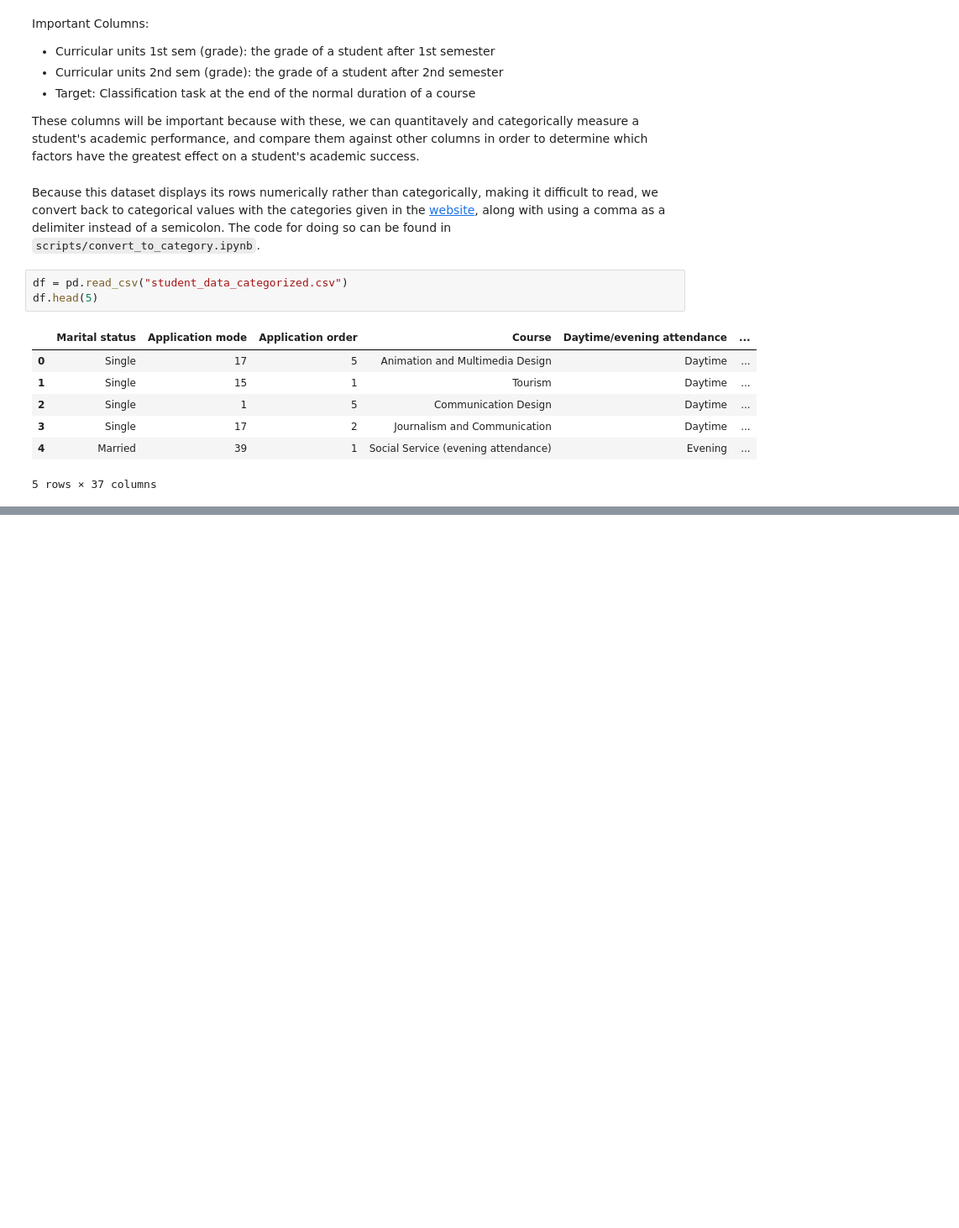
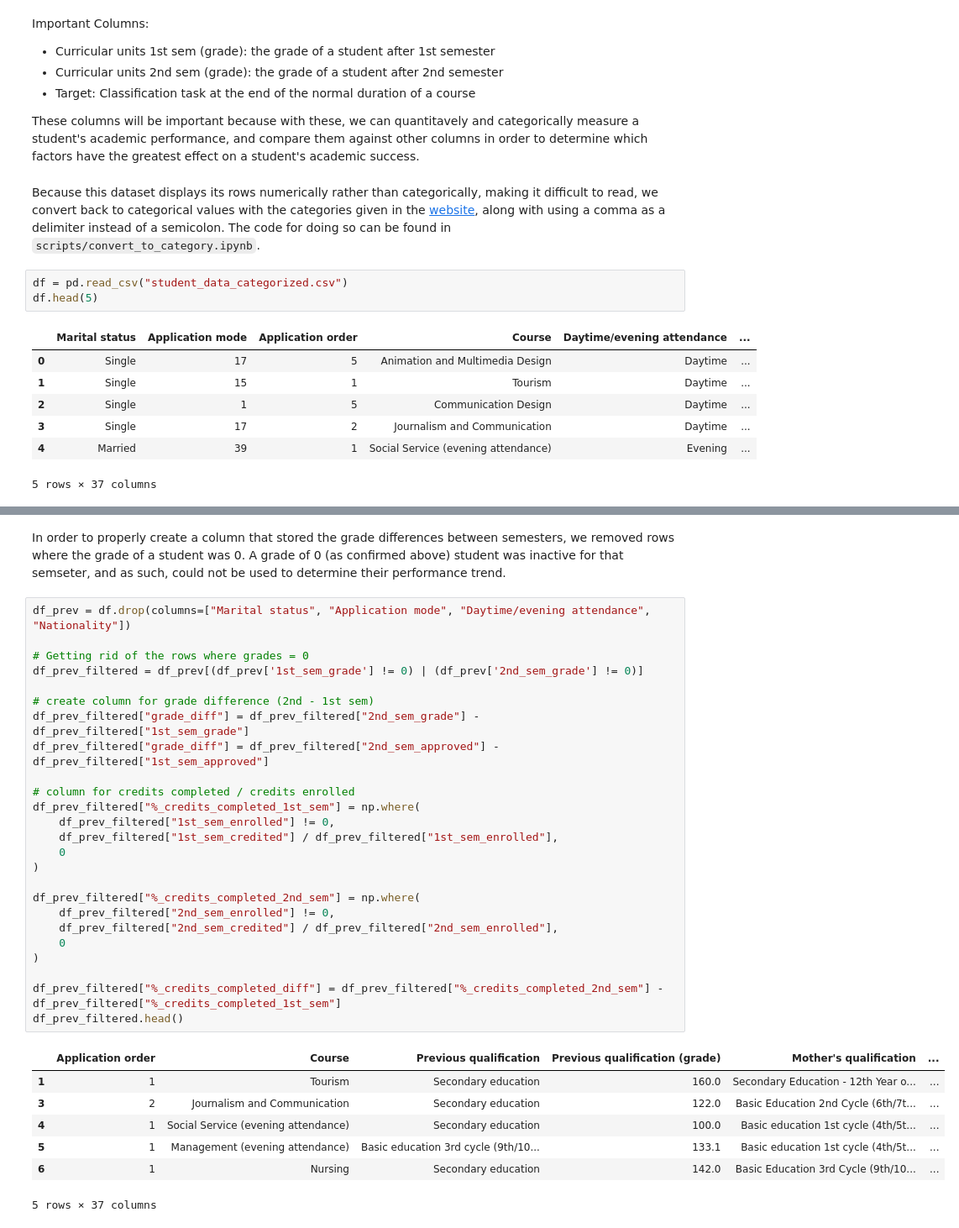
Before and after one commit to atile4/math-9-final-project, a Jupyter notebook: report.ipynb, the cells around one changed output, grey strips where cells are left out. Shown at 84% size. Cells and saved outputs as stored; diff of their text form; blank space fills up the shorter version.

```diff
--- a/report.ipynb
+++ b/report.ipynb
@@ -64,0 +99,35 @@ df.head(5)
+# %% [markdown]
+In order to properly create a column that stored the grade differences between semesters, we removed rows where the grade of a student was 0. A grade of 0 (as confirmed above) student was inactive for that semseter, and as such, could not be used to determine their performance trend.
+# %%
+df_prev = df.drop(columns=["Marital status", "Application mode", "Daytime/evening attendance", "Nationality"])
+
+# Getting rid of the rows where grades = 0
+df_prev_filtered = df_prev[(df_prev['1st_sem_grade'] != 0) | (df_prev['2nd_sem_grade'] != 0)]
+
+# create column for grade difference (2nd - 1st sem)
+df_prev_filtered["grade_diff"] = df_prev_filtered["2nd_sem_grade"] - df_prev_filtered["1st_sem_grade"]
+df_prev_filtered["grade_diff"] = df_prev_filtered["2nd_sem_approved"] - df_prev_filtered["1st_sem_approved"]
+
+# column for credits completed / credits enrolled
+df_prev_filtered["%_credits_completed_1st_sem"] = np.where(
+    df_prev_filtered["1st_sem_enrolled"] != 0,
+    df_prev_filtered["1st_sem_credited"] / df_prev_filtered["1st_sem_enrolled"],
+    0
+)
+
+df_prev_filtered["%_credits_completed_2nd_sem"] = np.where(
+    df_prev_filtered["2nd_sem_enrolled"] != 0,
+    df_prev_filtered["2nd_sem_credited"] / df_prev_filtered["2nd_sem_enrolled"],
+    0
+)
+
+df_prev_filtered["%_credits_completed_diff"] = df_prev_filtered["%_credits_completed_2nd_sem"] - df_prev_filtered["%_credits_completed_1st_sem"]
+df_prev_filtered.head()
+# %% [output]
+|  | Application order | Course | Previous qualification | Previous qualification (grade) | Mother's qualification | ... |
+| 1 | 1 | Tourism | Secondary education | 160.0 | Secondary Education - 12th Year o... | ... |
+| 3 | 2 | Journalism and Communication | Secondary education | 122.0 | Basic Education 2nd Cycle (6th/7t... | ... |
+| 4 | 1 | Social Service (evening attendance) | Secondary education | 100.0 | Basic education 1st cycle (4th/5t... | ... |
+| 5 | 1 | Management (evening attendance) | Basic education 3rd cycle (9th/10... | 133.1 | Basic education 1st cycle (4th/5t... | ... |
+| 6 | 1 | Nursing | Secondary education | 142.0 | Basic Education 3rd Cycle (9th/10... | ... |
+5 rows × 37 columns
```
Also changed, not shown: parts of 17 cells of this notebook.
